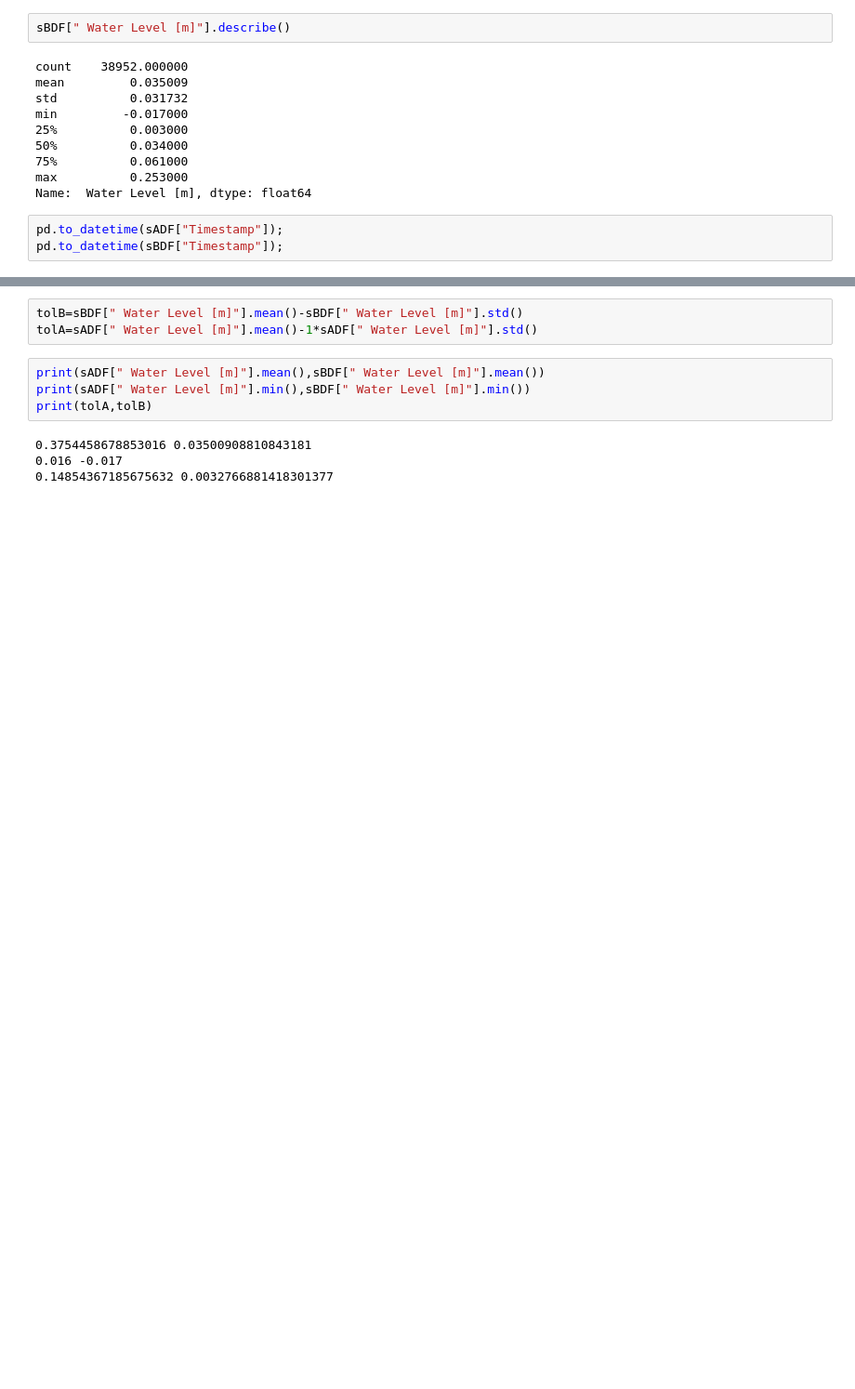
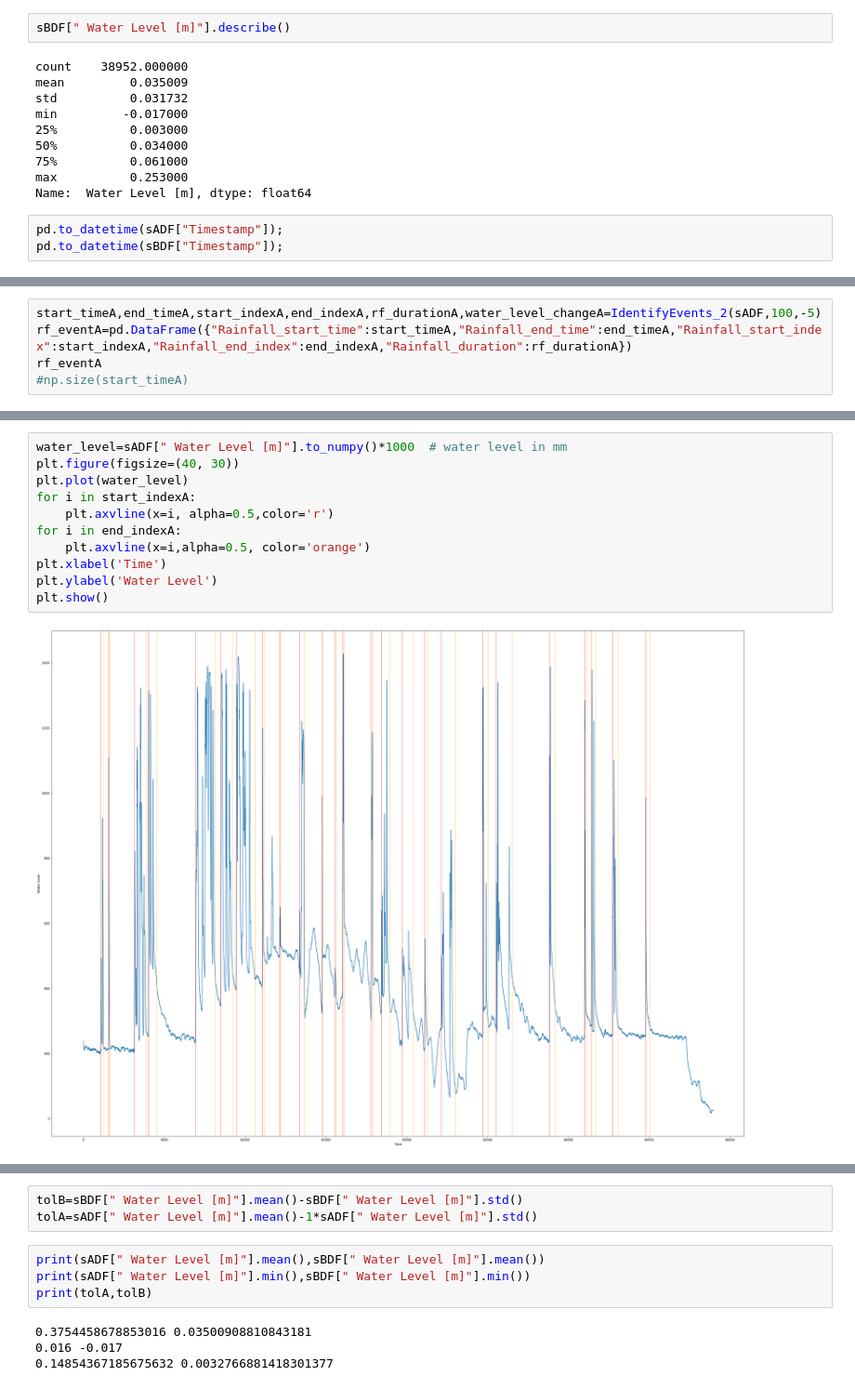
Before and after one commit to hasibum/m2pi22-Novion-Project, a Jupyter notebook: water_level_data.ipynb, the cells around one changed output, grey strips where cells are left out. Shown at 93% size. Saved outputs shown, nothing was run; the diff lists cells and outputs as text; blank space fills up the shorter version.

```diff
--- a/water_level_data.ipynb
+++ b/water_level_data.ipynb
@@ -61,0 +141,5 @@ pd.to_datetime(sBDF["Timestamp"]);
+# %%
+start_timeA,end_timeA,start_indexA,end_indexA,rf_durationA,water_level_changeA=IdentifyEvents_2(sADF,100,-5)
+rf_eventA=pd.DataFrame({"Rainfall_start_time":start_timeA,"Rainfall_end_time":end_timeA,"Rainfall_start_index":start_indexA,"Rainfall_end_index":end_indexA,"Rainfall_duration":rf_durationA})
+rf_eventA
+#np.size(start_timeA)
@@ -61,0 +164,13 @@ pd.to_datetime(sBDF["Timestamp"]);
+# %%
+water_level=sADF[" Water Level [m]"].to_numpy()*1000  # water level in mm
+plt.figure(figsize=(40, 30))
+plt.plot(water_level)
+for i in start_indexA:
+    plt.axvline(x=i, alpha=0.5,color='r')
+for i in end_indexA:
+    plt.axvline(x=i,alpha=0.5, color='orange')
+plt.xlabel('Time')
+plt.ylabel('Water Level')
+plt.show()
+# %% [output]
+[figure, added]
```
Also changed, not shown: parts of 17 cells of this notebook.
